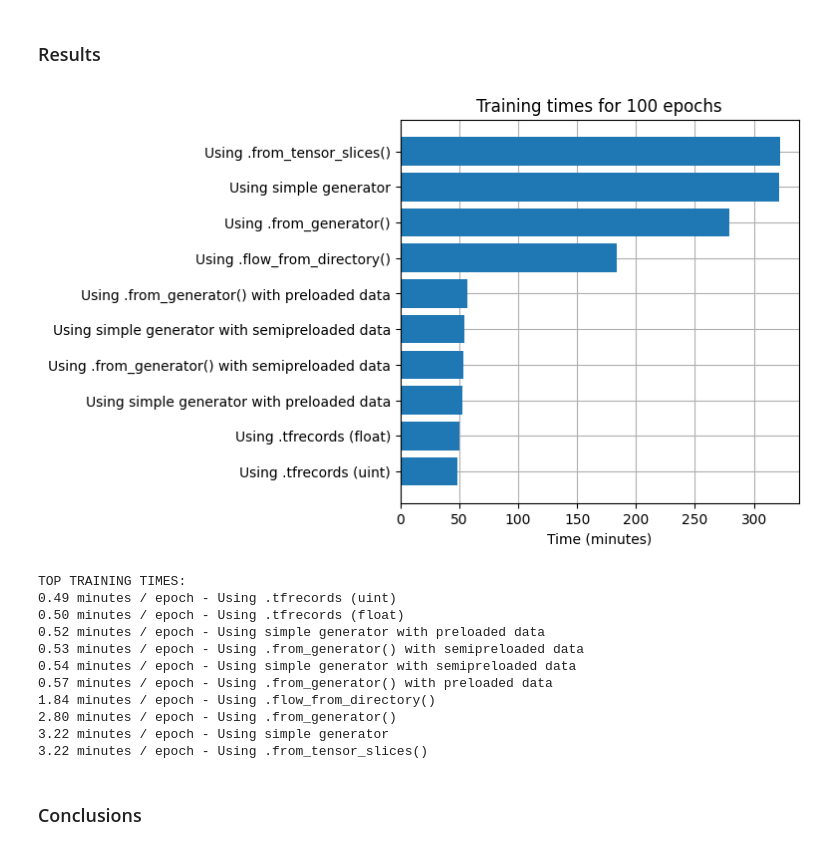
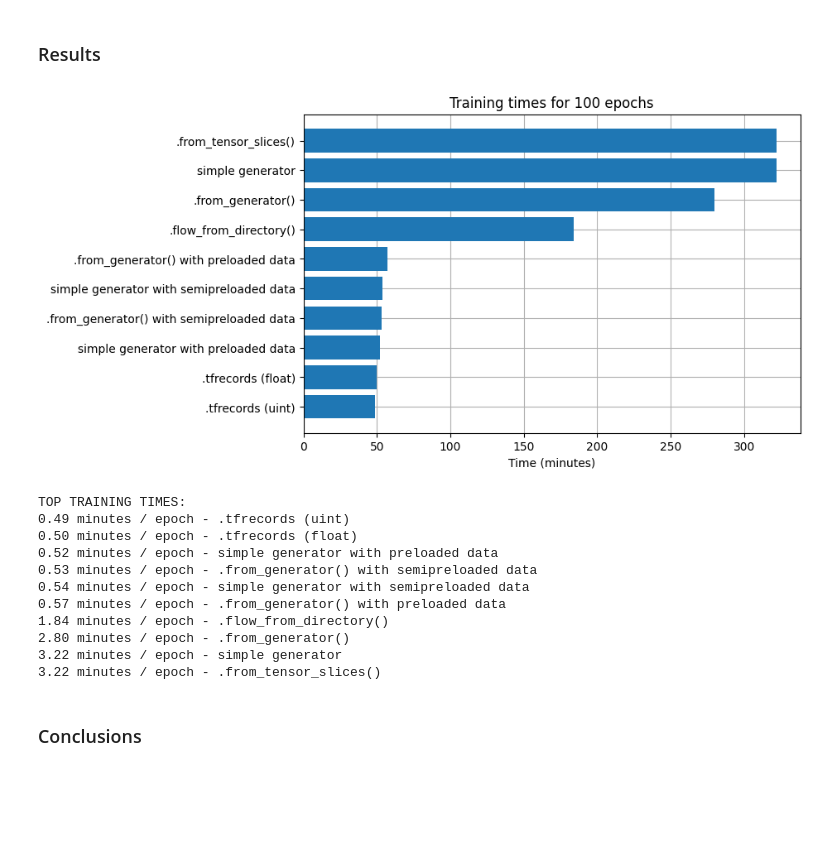
Before and after one commit to guillemboada/Loading-Benchmark, a Jupyter notebook: DatasetLoadingBenchmark.ipynb, the cells around one changed output. Saved outputs shown, nothing was run; the diff lists cells and outputs as text; code cells hidden in the pictures; blank space fills up the shorter version.

Commit message:
Shorten run names for results image

```diff
--- a/DatasetLoadingBenchmark.ipynb
+++ b/DatasetLoadingBenchmark.ipynb
@@ -246,49 +246,49 @@ Find logs at: .\wandb\run-20220103_112919-11n2ul18\logs
 # Import runtimes from W&B
 api = wandb.Api()
 runs_dict = {}
-for run in api.runs(path="boadagu/DatasetLoadingBenchmark", filters={"display_name": {"$regex": ".*\[100 epochs\]"}}, order="+summary_metrics.runtime"):
+for run in api.runs(path=f"{WANDB_ENTITY_NAME}/{WANDB_PROJECT_NAME}", filters={"display_name": {"$regex": ".*\[100 epochs\]"}}):
     runs_dict[run.name] = run.summary.get('_wandb')['runtime']
 
 # Preprocess runtimes for plotting
 run_times_in_seconds = [runs_dict[run_name + " [100 epochs]"] for run_name in run_names]
 order_idxs = np.argsort(run_times_in_seconds)[::-1]
-ordered_run_names = np.array(run_names)[order_idxs]
+ordered_run_names = [run_name[6:] for run_name in np.array(run_names)[order_idxs]]
 ordered_run_times_in_minutes = np.array(run_times_in_seconds)[order_idxs] / 60
 ordered_run_times_in_hours = np.array(run_times_in_seconds)[order_idxs] / 60 / 60
 
 # Visualize
 SAVE_PLOT = True
-fig, ax = plt.subplots(figsize=(8,5))
+fig, ax = plt.subplots(figsize=(12,5))
 y_pos = np.arange(len(ordered_run_names))
 ax.barh(y_pos, ordered_run_times_in_minutes, align='center')
 ax.set_yticks(y_pos, labels=ordered_run_names)
 ax.invert_yaxis()
 ax.set_xlabel('Time (minutes)')
 ax.set_title(f'Training times for {EPOCHS} epochs')
 ax.set_axisbelow(True)
 ax.grid()
 plt.gcf().subplots_adjust(left=0.4)
 plt.show()
 
 if SAVE_PLOT:
     fig.savefig(os.path.join(os.getcwd(), "TrainingTimes.png"), dpi=fig.dpi)
 
 print(f"TOP TRAINING TIMES:")
 for run_name, run_time in zip(ordered_run_names[::-1], ordered_run_times_in_minutes[::-1]):
     print(f"{run_time/EPOCHS:.2f} minutes / epoch -", run_name)
 # %% [output]
-[figure, old version]
+[figure, new version]
 TOP TRAINING TIMES:
-0.49 minutes / epoch - Using .tfrecords (uint)
-0.50 minutes / epoch - Using .tfrecords (float)
-0.52 minutes / epoch - Using simple generator with preloaded data
-0.53 minutes / epoch - Using .from_generator() with semipreloaded data
-0.54 minutes / epoch - Using simple generator with semipreloaded data
-0.57 minutes / epoch - Using .from_generator() with preloaded data
-1.84 minutes / epoch - Using .flow_from_directory()
-2.80 minutes / epoch - Using .from_generator()
-3.22 minutes / epoch - Using simple generator
-3.22 minutes / epoch - Using .from_tensor_slices()
+0.49 minutes / epoch - .tfrecords (uint)
+0.50 minutes / epoch - .tfrecords (float)
+0.52 minutes / epoch - simple generator with preloaded data
+0.53 minutes / epoch - .from_generator() with semipreloaded data
+0.54 minutes / epoch - simple generator with semipreloaded data
+0.57 minutes / epoch - .from_generator() with preloaded data
+1.84 minutes / epoch - .flow_from_directory()
+2.80 minutes / epoch - .from_generator()
+3.22 minutes / epoch - simple generator
+3.22 minutes / epoch - .from_tensor_slices()
 # %% [markdown]
 ### Conclusions
 # %% [markdown]
```
Also changed, not shown: 1 other file.
